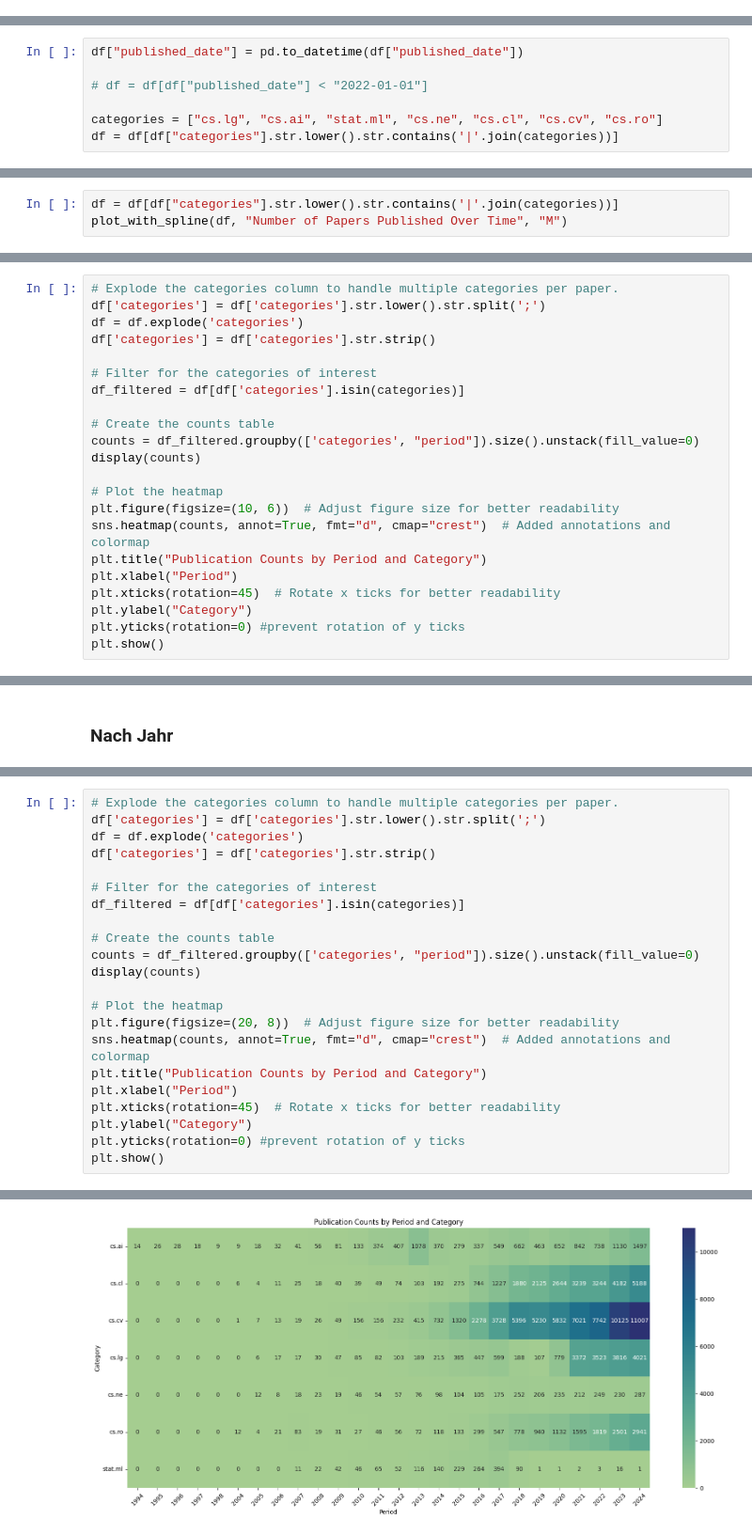
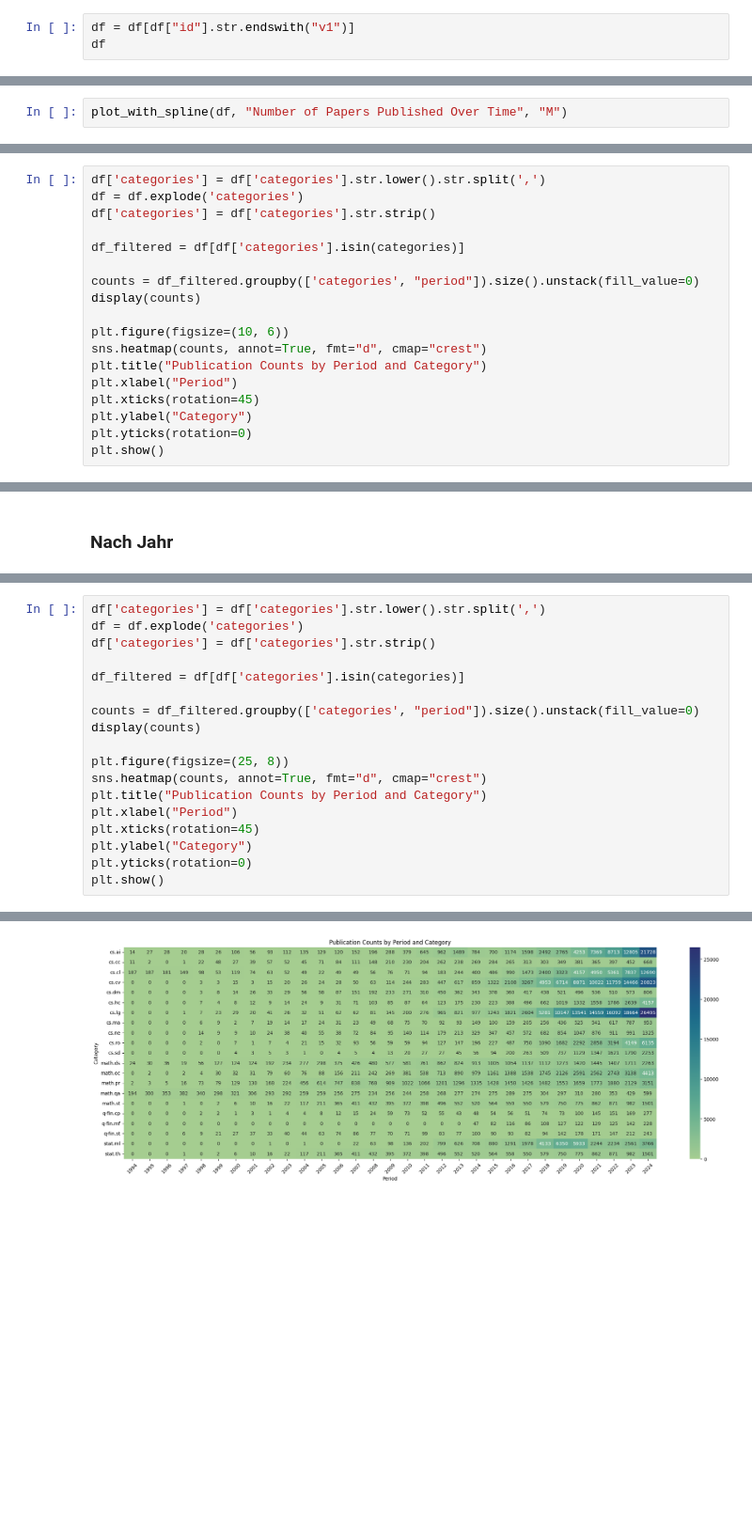
Before and after one commit to NiklasSeitherDHBW/WFAI-Lernziel1, a Jupyter notebook: ausarbeitung.ipynb, the cells around one changed output, grey strips where cells are left out. Shown at 94% size. Drawn from its saved outputs; the diff is of its cells as text; blank space fills up the shorter version.

```diff
--- a/ausarbeitung.ipynb
+++ b/ausarbeitung.ipynb
@@ -74,0 +113,3 @@ df.head()
+# %%
+df = df[df["id"].str.endswith("v1")]
+df
@@ -82,10 +137,3 @@ These categories can be used in search queries to filter relevant papers.
 - cs.CL: Computation and Language
 - cs.CV: Computer Vision and Pattern Recognition
 - cs.RO: Robotics
-# %%
-df["published_date"] = pd.to_datetime(df["published_date"])
-
-# df = df[df["published_date"] < "2022-01-01"]
-
-categories = ["cs.lg", "cs.ai", "stat.ml", "cs.ne", "cs.cl", "cs.cv", "cs.ro"]
-df = df[df["categories"].str.lower().str.contains('|'.join(categories))]
@@ -94,6 +150,5 @@ df = df[df["categories"].str.lower().str.contains('|'.join(categories))]
 # %% [markdown]
 ### Allgemeine Entwicklung
 # %%
-df = df[df["categories"].str.lower().str.contains('|'.join(categories))]
 plot_with_spline(df, "Number of Papers Published Over Time", "M")
 # %% [output]
@@ -129,23 +233,19 @@ df
 # %%
-# Explode the categories column to handle multiple categories per paper.
-df['categories'] = df['categories'].str.lower().str.split(';')
+df['categories'] = df['categories'].str.lower().str.split(',')
 df = df.explode('categories')
 df['categories'] = df['categories'].str.strip()
 
-# Filter for the categories of interest
 df_filtered = df[df['categories'].isin(categories)]
 
-# Create the counts table
 counts = df_filtered.groupby(['categories', "period"]).size().unstack(fill_value=0)
 display(counts)
 
-# Plot the heatmap
-plt.figure(figsize=(10, 6))  # Adjust figure size for better readability
-sns.heatmap(counts, annot=True, fmt="d", cmap="crest")  # Added annotations and colormap
+plt.figure(figsize=(10, 6))
+sns.heatmap(counts, annot=True, fmt="d", cmap="crest")
 plt.title("Publication Counts by Period and Category")
 plt.xlabel("Period")
-plt.xticks(rotation=45)  # Rotate x ticks for better readability
+plt.xticks(rotation=45)
 plt.ylabel("Category")
-plt.yticks(rotation=0) #prevent rotation of y ticks
+plt.yticks(rotation=0)
 plt.show()
 # %% [output]
@@ -182,23 +296,19 @@ df
 # %%
-# Explode the categories column to handle multiple categories per paper.
-df['categories'] = df['categories'].str.lower().str.split(';')
+df['categories'] = df['categories'].str.lower().str.split(',')
 df = df.explode('categories')
 df['categories'] = df['categories'].str.strip()
 
-# Filter for the categories of interest
 df_filtered = df[df['categories'].isin(categories)]
 
-# Create the counts table
 counts = df_filtered.groupby(['categories', "period"]).size().unstack(fill_value=0)
 display(counts)
 
-# Plot the heatmap
-plt.figure(figsize=(20, 8))  # Adjust figure size for better readability
-sns.heatmap(counts, annot=True, fmt="d", cmap="crest")  # Added annotations and colormap
+plt.figure(figsize=(25, 8))
+sns.heatmap(counts, annot=True, fmt="d", cmap="crest")
 plt.title("Publication Counts by Period and Category")
 plt.xlabel("Period")
-plt.xticks(rotation=45)  # Rotate x ticks for better readability
+plt.xticks(rotation=45)
 plt.ylabel("Category")
-plt.yticks(rotation=0) #prevent rotation of y ticks
+plt.yticks(rotation=0)
 plt.show()
 # %% [output]
@@ -215,2 +334,2 @@ plt.show()
-[figure, old version]
+[figure, new version]
 # %%
```
Also changed, not shown: parts of 15 cells of this notebook.
